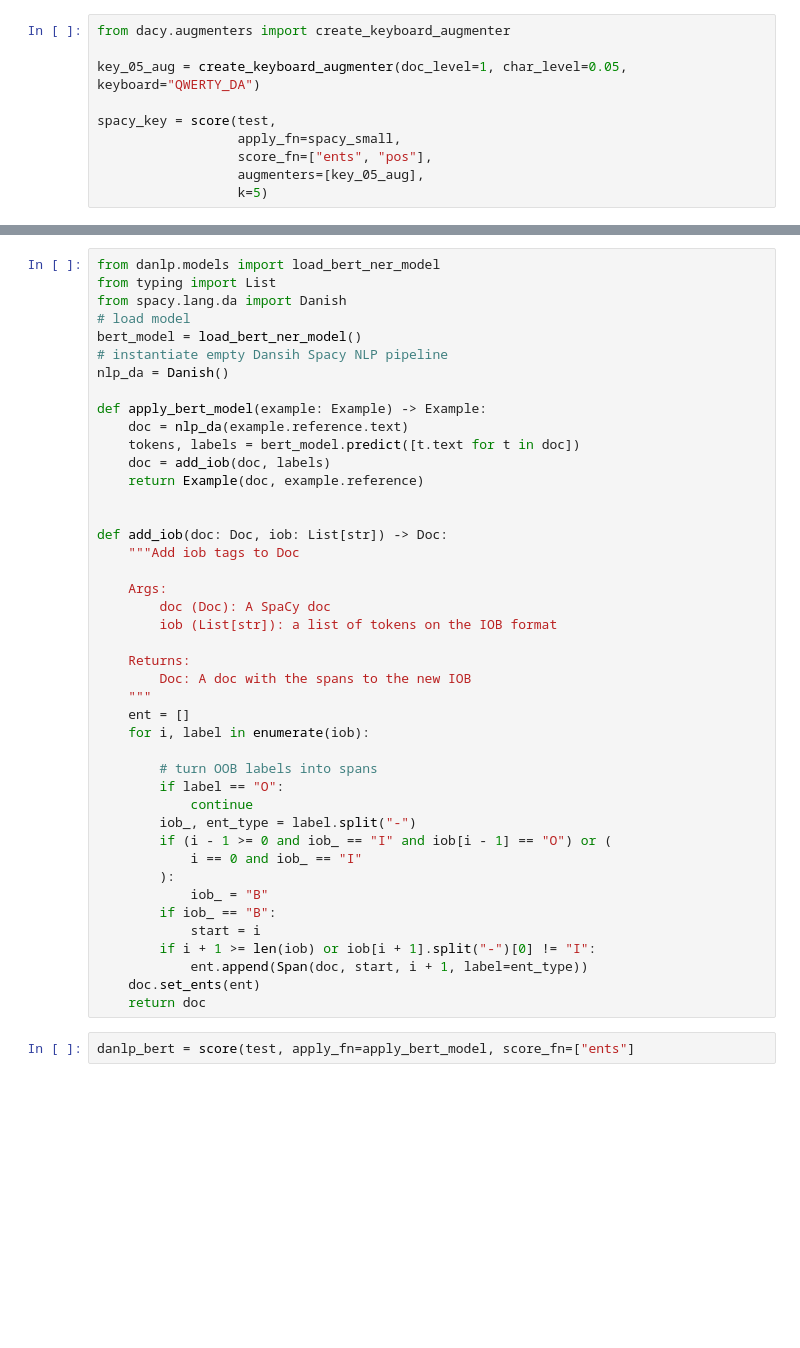
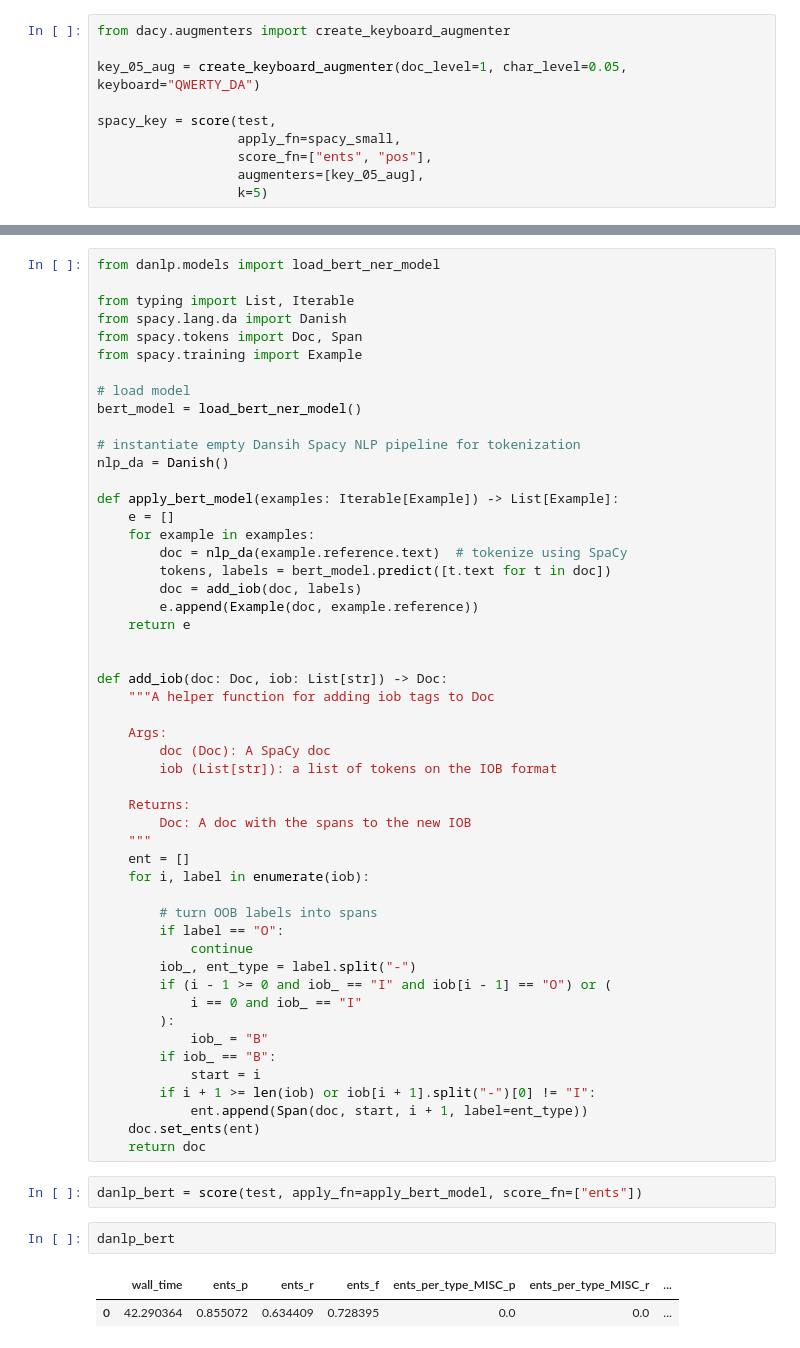
Before and after one commit to centre-for-humanities-computing/DaCy, a Jupyter notebook: tutorials/dacy-robustness.ipynb, the cells around one changed output, grey strips where cells are left out. Saved outputs shown, nothing was run; the diff lists cells and outputs as text; blank space fills up the shorter version.

```diff
--- a/tutorials/dacy-robustness.ipynb
+++ b/tutorials/dacy-robustness.ipynb
@@ -79,21 +157,29 @@ The following shows how to write one for DanNLP's BERT named entity recognition
 # %%
 from danlp.models import load_bert_ner_model
-from typing import List
+
+from typing import List, Iterable
 from spacy.lang.da import Danish
+from spacy.tokens import Doc, Span
+from spacy.training import Example
+
 # load model
 bert_model = load_bert_ner_model()
-# instantiate empty Dansih Spacy NLP pipeline
+
+# instantiate empty Dansih Spacy NLP pipeline for tokenization
 nlp_da = Danish()
 
-def apply_bert_model(example: Example) -> Example:
-    doc = nlp_da(example.reference.text)
-    tokens, labels = bert_model.predict([t.text for t in doc])
-    doc = add_iob(doc, labels)
-    return Example(doc, example.reference)
+def apply_bert_model(examples: Iterable[Example]) -> List[Example]:
+    e = []
+    for example in examples:
+        doc = nlp_da(example.reference.text)  # tokenize using SpaCy
+        tokens, labels = bert_model.predict([t.text for t in doc])
+        doc = add_iob(doc, labels)
+        e.append(Example(doc, example.reference))
+    return e
 
 
 def add_iob(doc: Doc, iob: List[str]) -> Doc:
-    """Add iob tags to Doc
+    """A helper function for adding iob tags to Doc
 
     Args:
         doc (Doc): A SpaCy doc
@@ -120,5 +206,10 @@ def add_iob(doc: Doc, iob: List[str]) -> Doc:
     doc.set_ents(ent)
     return doc
 # %%
-danlp_bert = score(test, apply_fn=apply_bert_model, score_fn=["ents"]
+danlp_bert = score(test, apply_fn=apply_bert_model, score_fn=["ents"])
+# %%
+danlp_bert
+# %% [output]
+|  | wall_time | ents_p | ents_r | ents_f | ents_per_type_MISC_p | ents_per_type_MISC_r | ... |
+| 0 | 42.290364 | 0.855072 | 0.634409 | 0.728395 | 0.0 | 0.0 | ... |
 # %% [markdown]
```
Also changed, not shown: parts of 21 cells of this notebook, 6 other files.
